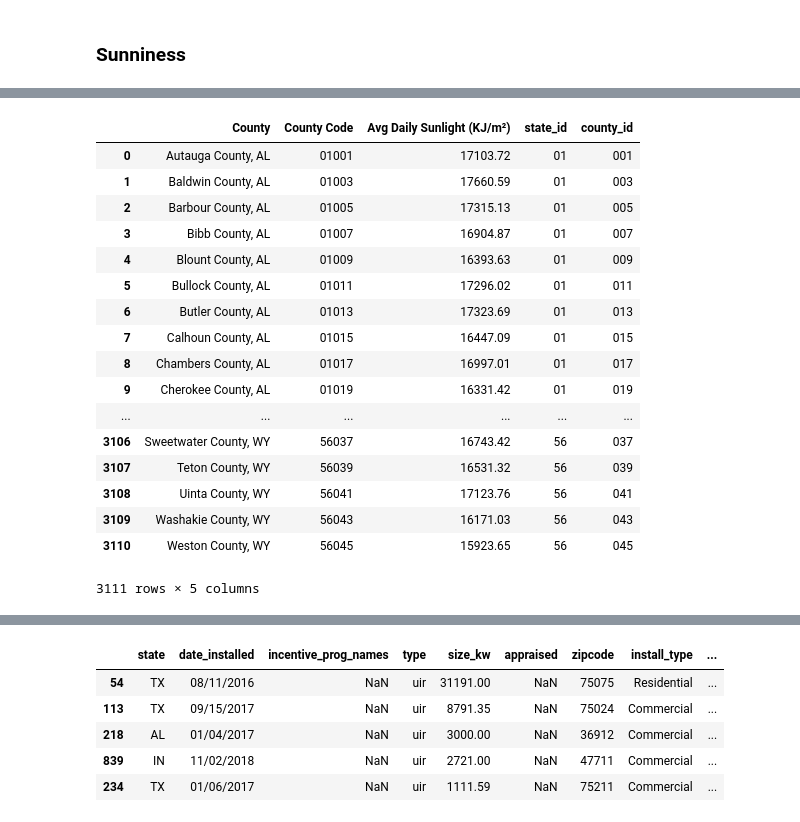
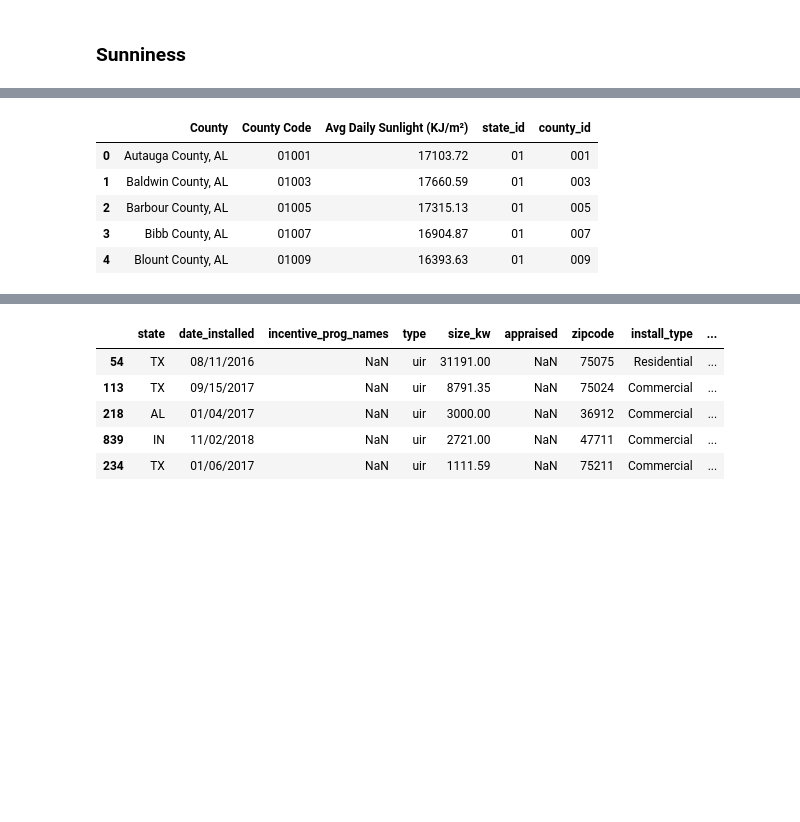
Before and after one commit to seantibbitts/project_1, a Jupyter notebook: Project 1 Draft.ipynb, the cells around one changed output, grey strips where cells are left out. Cells and saved outputs as stored; diff of their text form; code cells hidden in the pictures; blank space fills up the shorter version.

```diff
--- a/Project 1 Draft.ipynb
+++ b/Project 1 Draft.ipynb
@@ -421,26 +390,14 @@ sunny_data
 sunny_data['state_id'] = sunny_data['County Code'].str.slice(stop=2)
 sunny_data['county_id'] = sunny_data['County Code'].str.slice(start=2)
 # %%
-sunny_data
+sunny_data.head()
 # %% [output]
 |  | County | County Code | Avg Daily Sunlight (KJ/m²) | state_id | county_id |
 | 0 | Autauga County, AL | 01001 | 17103.72 | 01 | 001 |
 | 1 | Baldwin County, AL | 01003 | 17660.59 | 01 | 003 |
 | 2 | Barbour County, AL | 01005 | 17315.13 | 01 | 005 |
 | 3 | Bibb County, AL | 01007 | 16904.87 | 01 | 007 |
 | 4 | Blount County, AL | 01009 | 16393.63 | 01 | 009 |
-| 5 | Bullock County, AL | 01011 | 17296.02 | 01 | 011 |
-| 6 | Butler County, AL | 01013 | 17323.69 | 01 | 013 |
-| 7 | Calhoun County, AL | 01015 | 16447.09 | 01 | 015 |
-| 8 | Chambers County, AL | 01017 | 16997.01 | 01 | 017 |
-| 9 | Cherokee County, AL | 01019 | 16331.42 | 01 | 019 |
-| ... | ... | ... | ... | ... | ... |
-| 3106 | Sweetwater County, WY | 56037 | 16743.42 | 56 | 037 |
-| 3107 | Teton County, WY | 56039 | 16531.32 | 56 | 039 |
-| 3108 | Uinta County, WY | 56041 | 17123.76 | 56 | 041 |
-| 3109 | Washakie County, WY | 56043 | 16171.03 | 56 | 043 |
-| 3110 | Weston County, WY | 56045 | 15923.65 | 56 | 045 |
-3111 rows × 5 columns
 # %%
 # Create a map between state/county and avg daily sunlight
 county2sunny = {(row['state_id'],row['county_id']):row['Avg Daily Sunlight (KJ/m²)']
```
Also changed, not shown: parts of 4 cells of this notebook.
